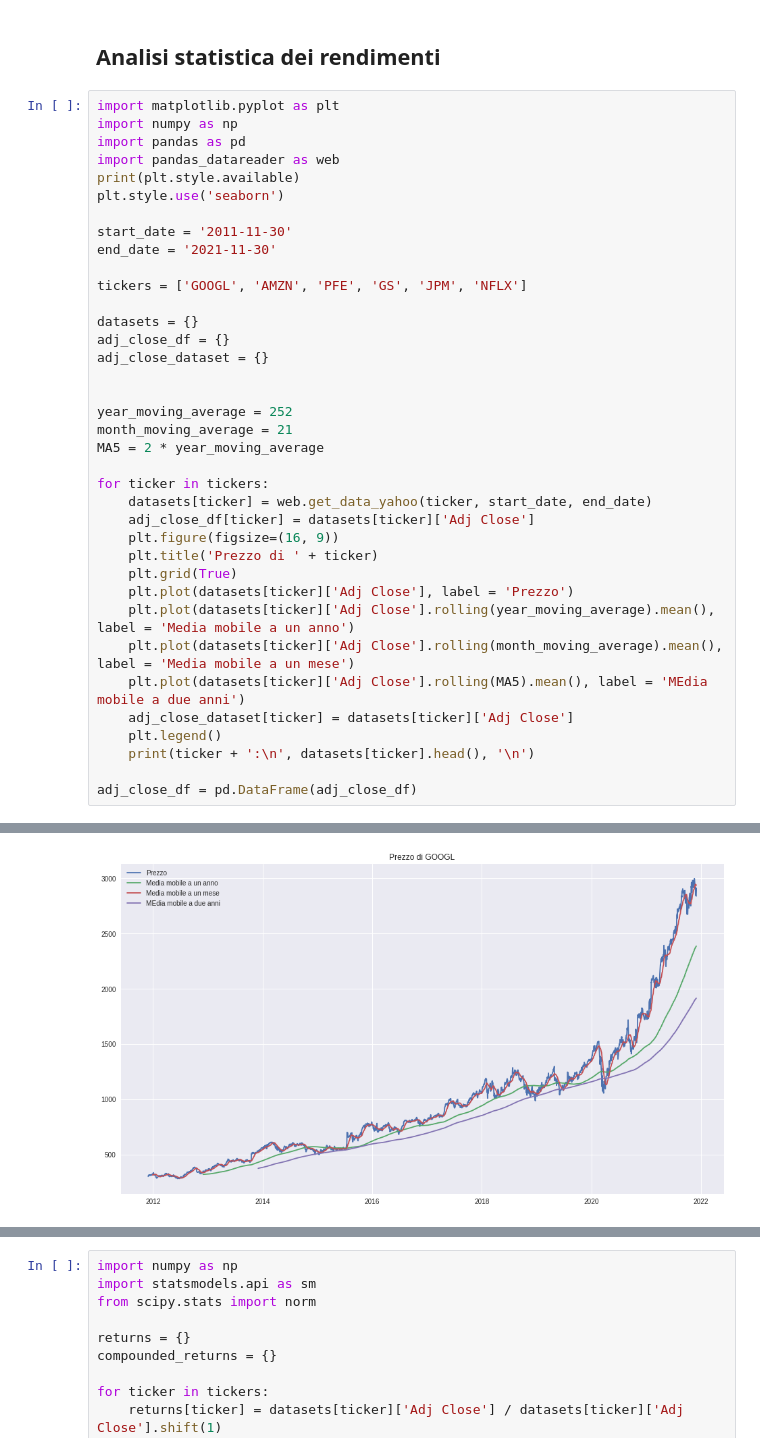
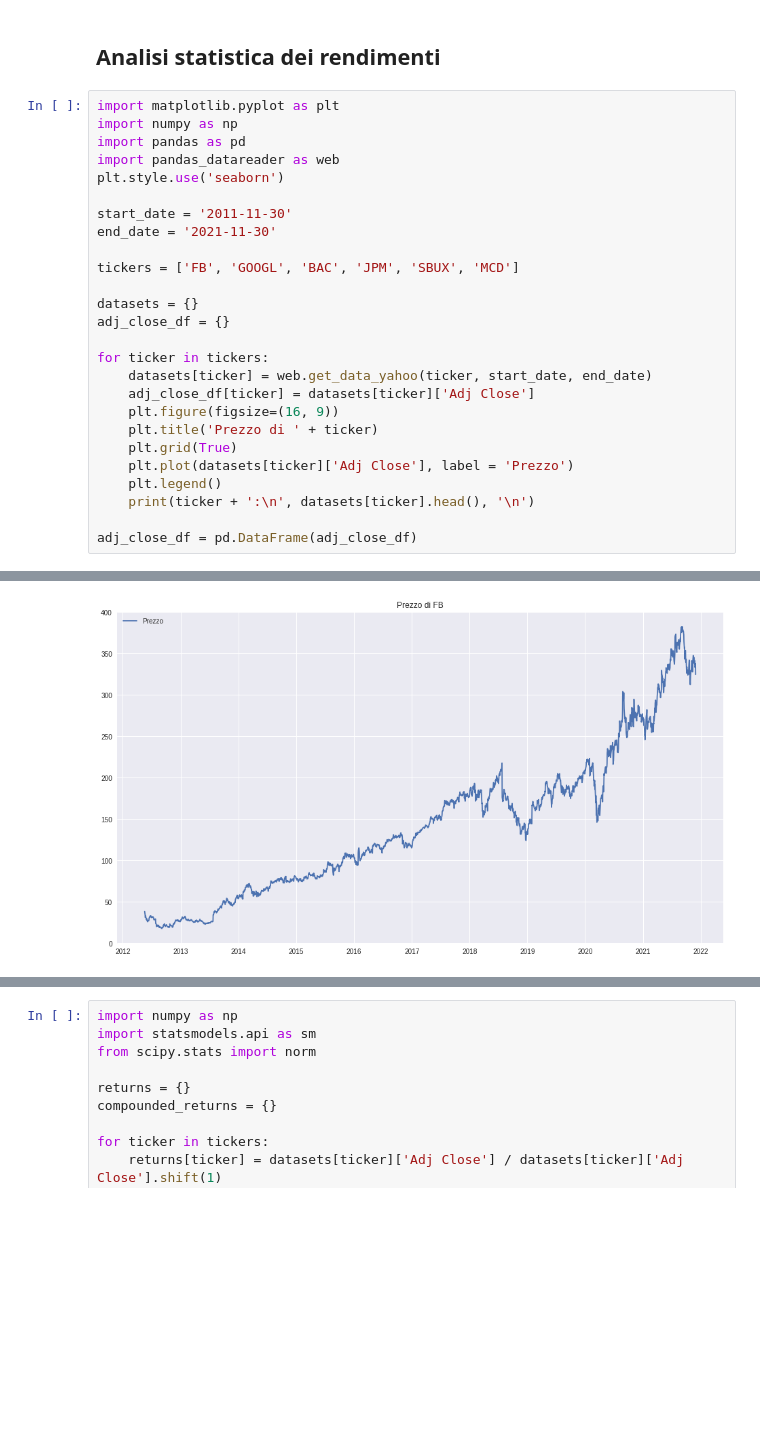
Before and after one commit to gabrielecanesi/Business-Intelligence, a Jupyter notebook: notebook.ipynb, the cells around one changed output, grey strips where cells are left out. Drawn from its saved outputs; the diff is of its cells as text; blank space fills up the shorter version.

```diff
--- a/notebook.ipynb
+++ b/notebook.ipynb
@@ -7,22 +7,15 @@ import matplotlib.pyplot as plt
 import numpy as np
 import pandas as pd
 import pandas_datareader as web
-print(plt.style.available)
 plt.style.use('seaborn')
 
 start_date = '2011-11-30'
 end_date = '2021-11-30'
 
-tickers = ['GOOGL', 'AMZN', 'PFE', 'GS', 'JPM', 'NFLX']
+tickers = ['FB', 'GOOGL', 'BAC', 'JPM', 'SBUX', 'MCD']
 
 datasets = {}
 adj_close_df = {}
-adj_close_dataset = {}
-
-
-year_moving_average = 252
-month_moving_average = 21
-MA5 = 2 * year_moving_average
 
 for ticker in tickers:
     datasets[ticker] = web.get_data_yahoo(ticker, start_date, end_date)
@@ -31,10 +24,6 @@ for ticker in tickers:
     plt.title('Prezzo di ' + ticker)
     plt.grid(True)
     plt.plot(datasets[ticker]['Adj Close'], label = 'Prezzo')
-    plt.plot(datasets[ticker]['Adj Close'].rolling(year_moving_average).mean(), label = 'Media mobile a un anno')
-    plt.plot(datasets[ticker]['Adj Close'].rolling(month_moving_average).mean(), label = 'Media mobile a un mese')
-    plt.plot(datasets[ticker]['Adj Close'].rolling(MA5).mean(), label = 'MEdia mobile a due anni')
-    adj_close_dataset[ticker] = datasets[ticker]['Adj Close']
     plt.legend()
     print(ticker + ':\n', datasets[ticker].head(), '\n')
 
@@ -60 +49 @@ Date
-[figure, old version]
+[figure, new version]
```
Also changed, not shown: parts of 11 cells of this notebook.
